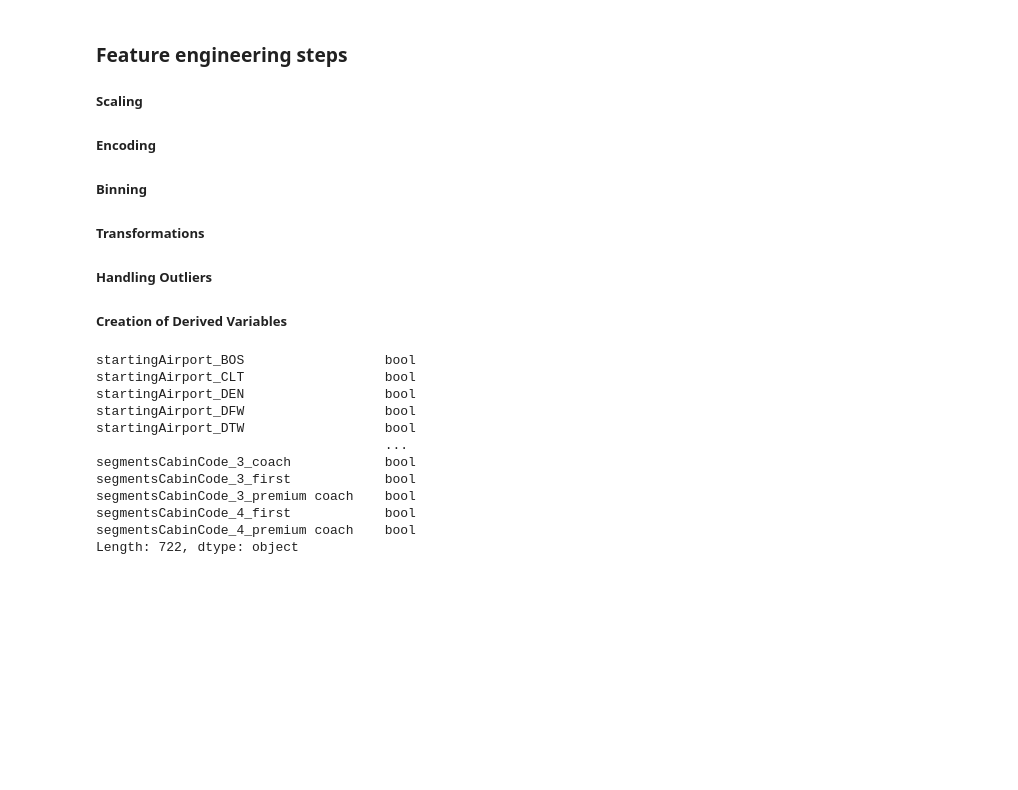
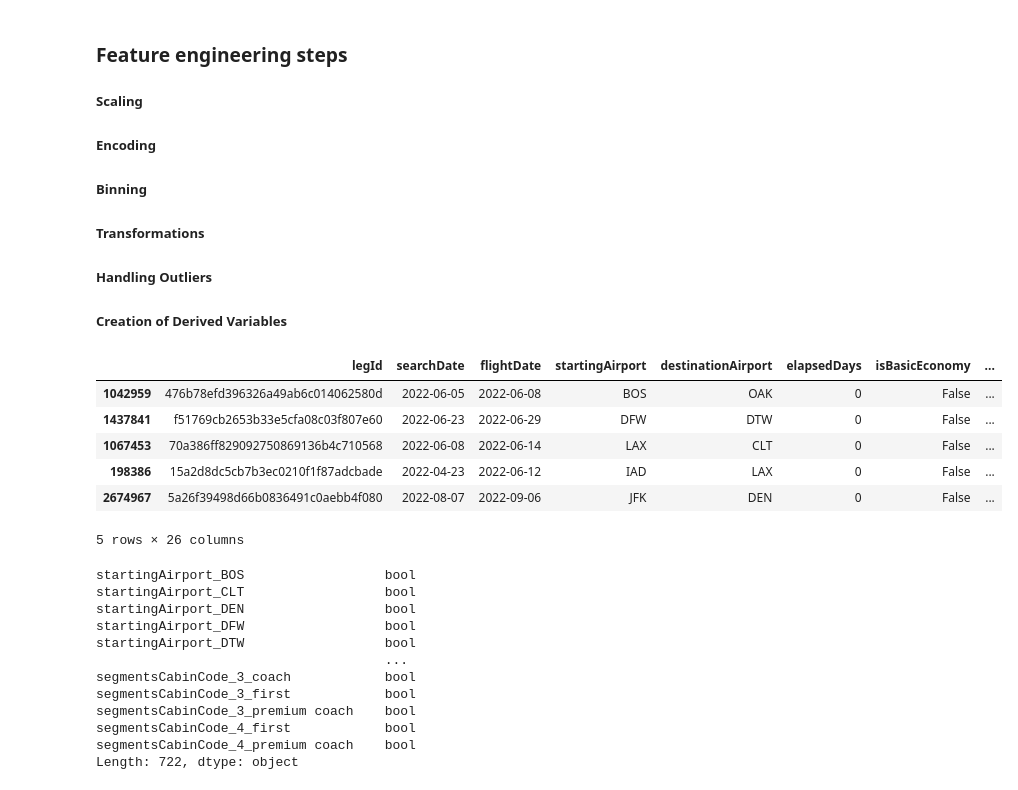
Before and after one commit to andreavreug/Airline-Fare-Prediction, a Jupyter notebook: Pricing_Analysis.ipynb, the cells around one changed output. Saved outputs shown, nothing was run; the diff lists cells and outputs as text; code cells hidden in the pictures; blank space fills up the shorter version.

```diff
--- a/Pricing_Analysis.ipynb
+++ b/Pricing_Analysis.ipynb
@@ -343,3 +439,45 @@ from sklearn.model_selection import train_test_split
+# %%
+# ------------- Clean/Split Segment Columns ---------------
+
+
+# List segment columns
+segments = [col for col in data.columns if "segment" in col.lower()]
+segments
+
+# Count number of connections
+for col in segments:
+    split_cols = data[col].str.split("||", expand=True, regex=False)
+
+def count_connections(row):
+    if isinstance(row, str):
+        airlines = row.split('||')
+        return len(set(airlines))
+    return 0
+
+data['num_connections'] = data['segmentsArrivalAirportCode'].apply(count_connections)
+
+data['flight_arrivalDate'] = data['flightDate'] + pd.to_timedelta(data['elapsedDays'], unit='D')
+
+#  day of the week for Flight and Search (monday=1, sunday=7)
+data['flight_dayofweek'] = data['flightDate'].dt.dayofweek+1
+data['search_dayofweek'] = data['searchDate'].dt.dayofweek+1
+
+# classify if flight is on weekend (1) or weekday (0)
+data['is_weekend_flight'] = data['flight_dayofweek'].apply(lambda x: 1 if x in [5, 6] else 0)
+
+# add seasonality column: summer or not (April, May, September, October not summer)
+data['is_summer'] = data['flightDate'].apply(
+    lambda x: 1 if pd.notnull(x) and x.month in [6, 7, 8] else 0)
+# %%
+data.head()
+# %% [output]
+|  | legId | searchDate | flightDate | startingAirport | destinationAirport | elapsedDays | isBasicEconomy | ... |
+| 1042959 | 476b78efd396326a49ab6c014062580d | 2022-06-05 | 2022-06-08 | BOS | OAK | 0 | False | ... |
+| 1437841 | f51769cb2653b33e5cfa08c03f807e60 | 2022-06-23 | 2022-06-29 | DFW | DTW | 0 | False | ... |
+| 1067453 | 70a386ff829092750869136b4c710568 | 2022-06-08 | 2022-06-14 | LAX | CLT | 0 | False | ... |
+| 198386 | 15a2d8dc5cb7b3ec0210f1f87adcbade | 2022-04-23 | 2022-06-12 | IAD | LAX | 0 | False | ... |
+| 2674967 | 5a26f39498d66b0836491c0aebb4f080 | 2022-08-07 | 2022-09-06 | JFK | DEN | 0 | False | ... |
+5 rows × 26 columns
 # %%
 # ------- Scaling ------
 
```
Also changed, not shown: parts of 18 cells of this notebook.
